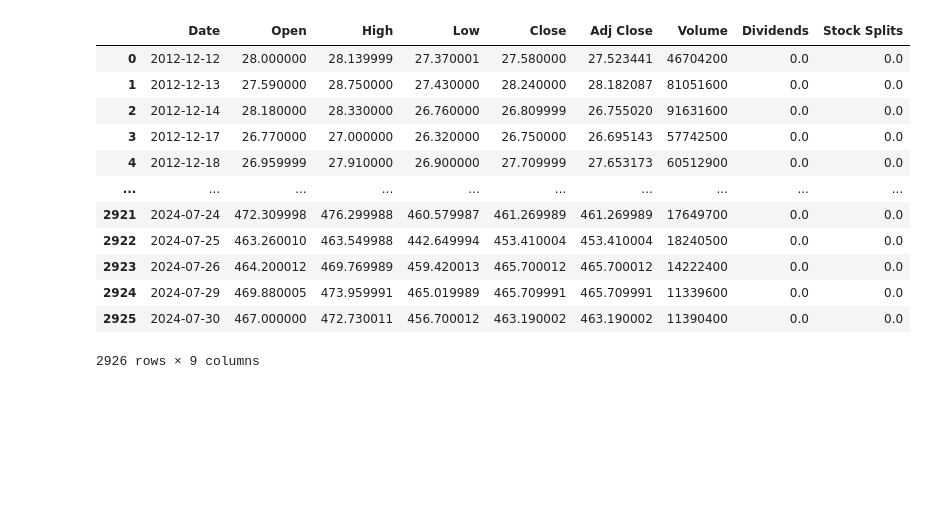
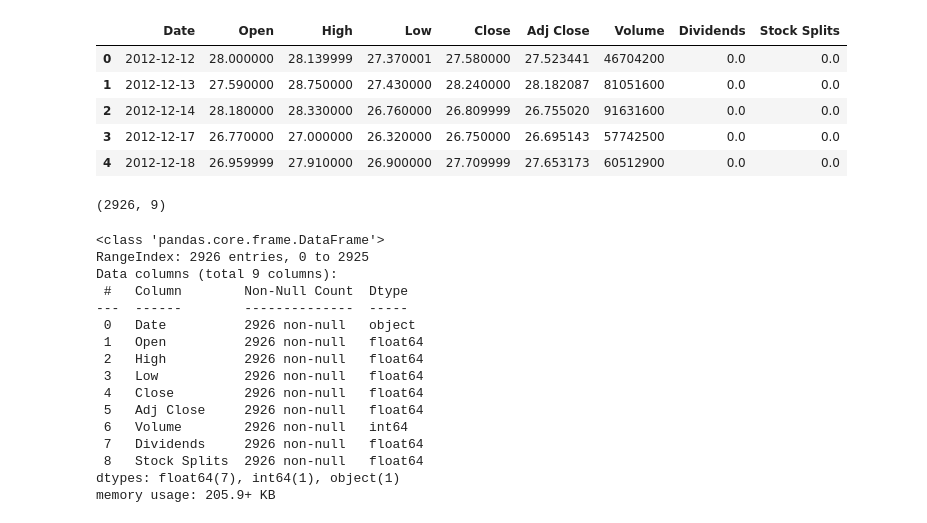
Before and after one commit to surak-alf/Project_3, a Jupyter notebook: src/notebooks/META (1).ipynb, the cells around one changed output. Drawn from its saved outputs; the diff is of its cells as text; code cells hidden in the pictures; blank space fills up the shorter version.

```diff
--- a/src/notebooks/META (1).ipynb
+++ b/src/notebooks/META (1).ipynb
@@ -2,20 +2,36 @@
 import pandas as pd
 import numpy as np
 # %%
-df = pd.read_csv('META_historical_data.csv')
+df = pd.read_csv(r"C:\Users\Maintenant prêt\Downloads\10x\stock\yfinance_data\META_historical_data.csv")
 # %%
-df
+df.head()
 # %% [output]
 |  | Date | Open | High | Low | Close | Adj Close | Volume | Dividends | Stock Splits |
 | 0 | 2012-12-12 | 28.000000 | 28.139999 | 27.370001 | 27.580000 | 27.523441 | 46704200 | 0.0 | 0.0 |
 | 1 | 2012-12-13 | 27.590000 | 28.750000 | 27.430000 | 28.240000 | 28.182087 | 81051600 | 0.0 | 0.0 |
 | 2 | 2012-12-14 | 28.180000 | 28.330000 | 26.760000 | 26.809999 | 26.755020 | 91631600 | 0.0 | 0.0 |
 | 3 | 2012-12-17 | 26.770000 | 27.000000 | 26.320000 | 26.750000 | 26.695143 | 57742500 | 0.0 | 0.0 |
 | 4 | 2012-12-18 | 26.959999 | 27.910000 | 26.900000 | 27.709999 | 27.653173 | 60512900 | 0.0 | 0.0 |
-| ... | ... | ... | ... | ... | ... | ... | ... | ... | ... |
-| 2921 | 2024-07-24 | 472.309998 | 476.299988 | 460.579987 | 461.269989 | 461.269989 | 17649700 | 0.0 | 0.0 |
-| 2922 | 2024-07-25 | 463.260010 | 463.549988 | 442.649994 | 453.410004 | 453.410004 | 18240500 | 0.0 | 0.0 |
-| 2923 | 2024-07-26 | 464.200012 | 469.769989 | 459.420013 | 465.700012 | 465.700012 | 14222400 | 0.0 | 0.0 |
-| 2924 | 2024-07-29 | 469.880005 | 473.959991 | 465.019989 | 465.709991 | 465.709991 | 11339600 | 0.0 | 0.0 |
-| 2925 | 2024-07-30 | 467.000000 | 472.730011 | 456.700012 | 463.190002 | 463.190002 | 11390400 | 0.0 | 0.0 |
-2926 rows × 9 columns
+# %%
+df.shape
+# %% [output]
+(2926, 9)
+# %%
+df.info()
+# %% [output]
+<class 'pandas.core.frame.DataFrame'>
+RangeIndex: 2926 entries, 0 to 2925
+Data columns (total 9 columns):
+ #   Column        Non-Null Count  Dtype
+---  ------        --------------  -----
+ 0   Date          2926 non-null   object
+ 1   Open          2926 non-null   float64
+ 2   High          2926 non-null   float64
+ 3   Low           2926 non-null   float64
+ 4   Close         2926 non-null   float64
+ 5   Adj Close     2926 non-null   float64
+ 6   Volume        2926 non-null   int64
+ 7   Dividends     2926 non-null   float64
+ 8   Stock Splits  2926 non-null   float64
+dtypes: float64(7), int64(1), object(1)
+memory usage: 205.9+ KB
```
Also changed, not shown: parts of 1 cell of this notebook, 7 other files.
